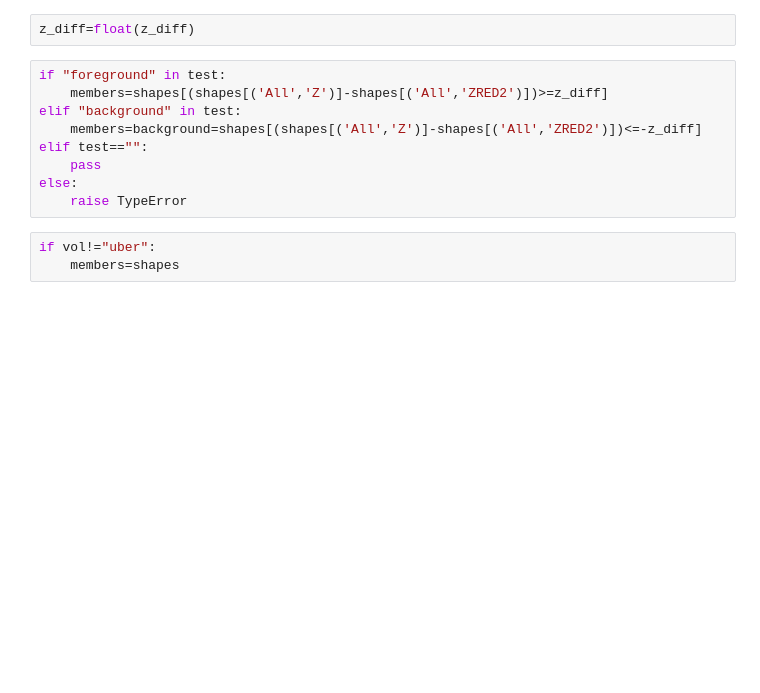
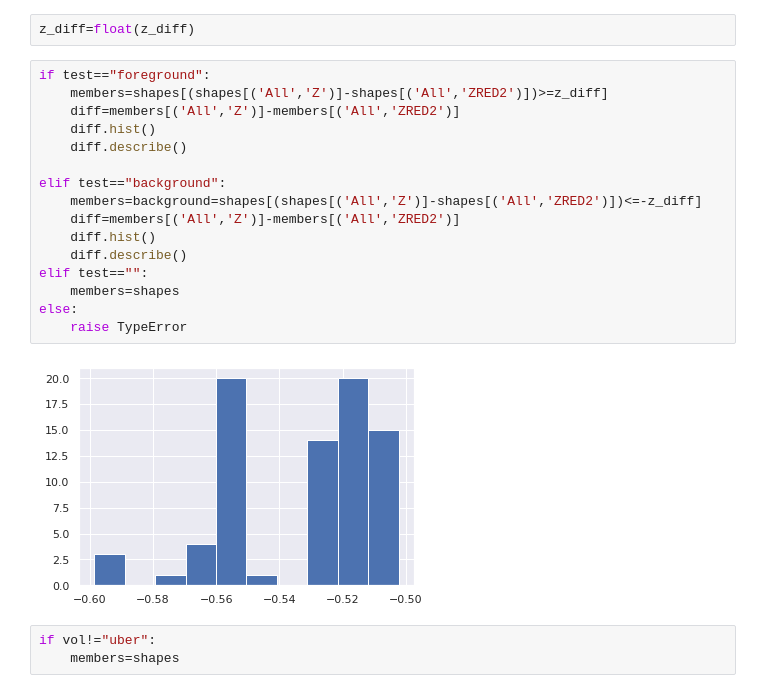
Before and after one commit to aa-12323/sa, a Jupyter notebook: lib/output/mcal/uber/background50_treecorr.ipynb, the cells around one changed output. Cells and saved outputs as stored; diff of their text form; blank space fills up the shorter version.

```diff
--- a/lib/output/mcal/uber/background50_treecorr.ipynb
+++ b/lib/output/mcal/uber/background50_treecorr.ipynb
@@ -23,14 +23,23 @@ z_diff = 0.5
 # %%
 z_diff=float(z_diff)
 # %%
-if "foreground" in test:
+if test=="foreground":
     members=shapes[(shapes[('All','Z')]-shapes[('All','ZRED2')])>=z_diff]
-elif "background" in test:
+    diff=members[('All','Z')]-members[('All','ZRED2')]
+    diff.hist()
+    diff.describe()
+
+elif test=="background":
     members=background=shapes[(shapes[('All','Z')]-shapes[('All','ZRED2')])<=-z_diff]
+    diff=members[('All','Z')]-members[('All','ZRED2')]
+    diff.hist()
+    diff.describe()
 elif test=="":
-    pass
+    members=shapes
 else:
     raise TypeError
+# %% [output]
+[figure, added]
 # %%
 if vol!="uber":
     members=shapes
```
Also changed, not shown: 7 other files.
